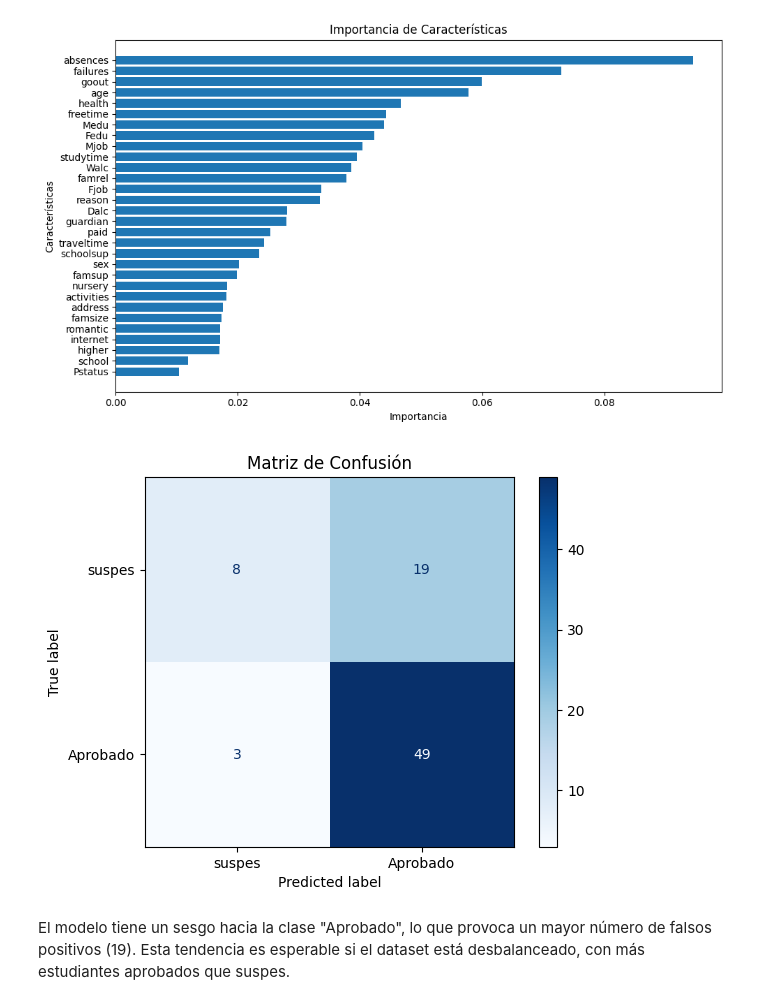
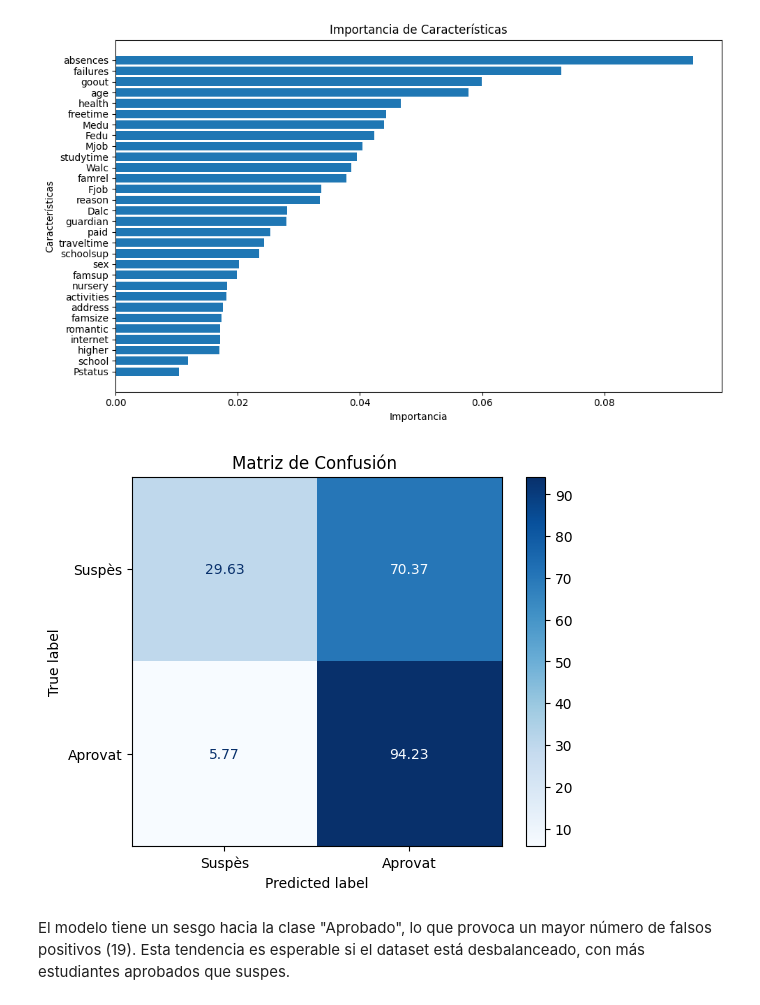
Before and after one commit to DCC-UAB/ACproject-9-grup, a Jupyter notebook: g3/FINAL_NOTEBOOK.ipynb, the cells around one changed output. Drawn from its saved outputs; the diff is of its cells as text; code cells hidden in the pictures.

```diff
--- a/g3/FINAL_NOTEBOOK.ipynb
+++ b/g3/FINAL_NOTEBOOK.ipynb
@@ -1209,16 +1327,21 @@ plt.show()
 # %% [output]
 [figure]
 # %%
-from sklearn.metrics import ConfusionMatrixDisplay
+import numpy as np
+from sklearn.metrics import confusion_matrix, ConfusionMatrixDisplay
+import matplotlib.pyplot as plt
 
-# Matriz de confusión
+# Matriz de confusión (normalizada por filas)
 cm = confusion_matrix(y_test, y_pred)
-disp = ConfusionMatrixDisplay(confusion_matrix=cm, display_labels=['suspes', 'Aprobado'])
-disp.plot(cmap='Blues')
-plt.title("Matriz de Confusión")
+cm_percentage = cm.astype('float') / cm.sum(axis=1, keepdims=True) * 100  # Normalización por filas
+
+# Mostrar la matriz de confusión en porcentaje
+disp = ConfusionMatrixDisplay(confusion_matrix=cm_percentage, display_labels=['Suspès', 'Aprovat'])
+disp.plot(cmap='Blues', values_format=".2f")  # Mostrar con dos decimales
+plt.title("Matriz de Confusión ")
 plt.show()
 # %% [output]
-[figure, old version]
+[figure, new version]
 # %% [markdown]
 El modelo tiene un sesgo hacia la clase "Aprobado", lo que provoca un mayor número de falsos positivos (19). Esta tendencia es esperable si el dataset está desbalanceado, con más estudiantes aprobados que suspes.
 # %%
```
Also changed, not shown: parts of 28 cells of this notebook, 6 other files.
